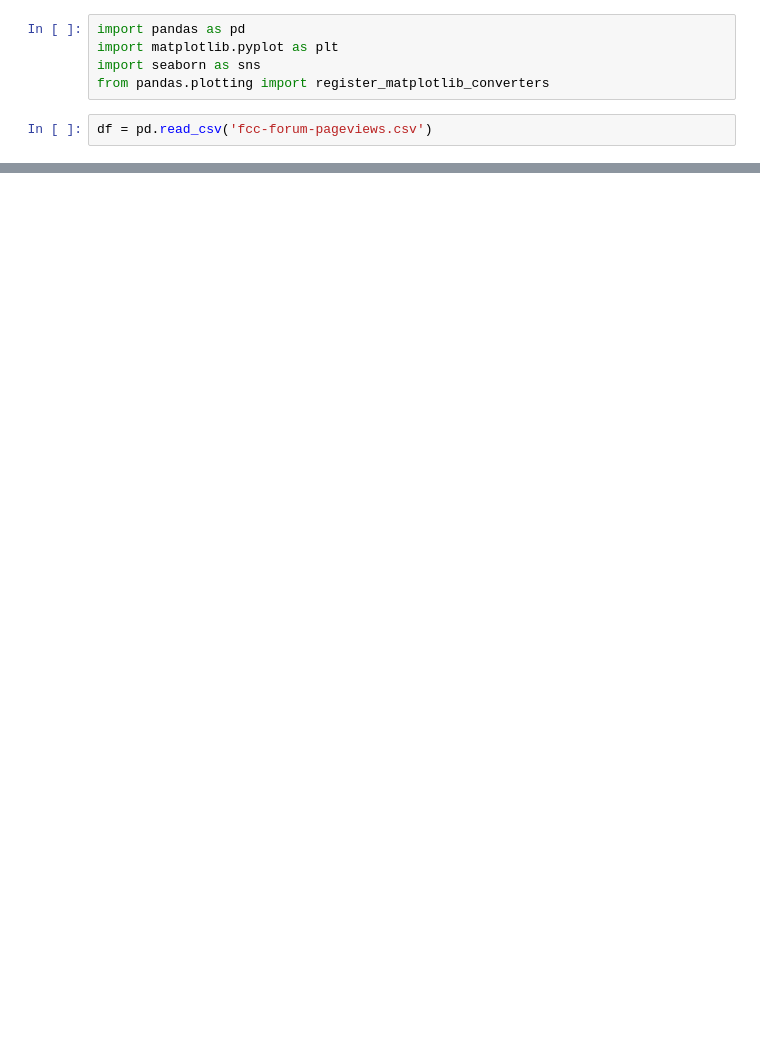
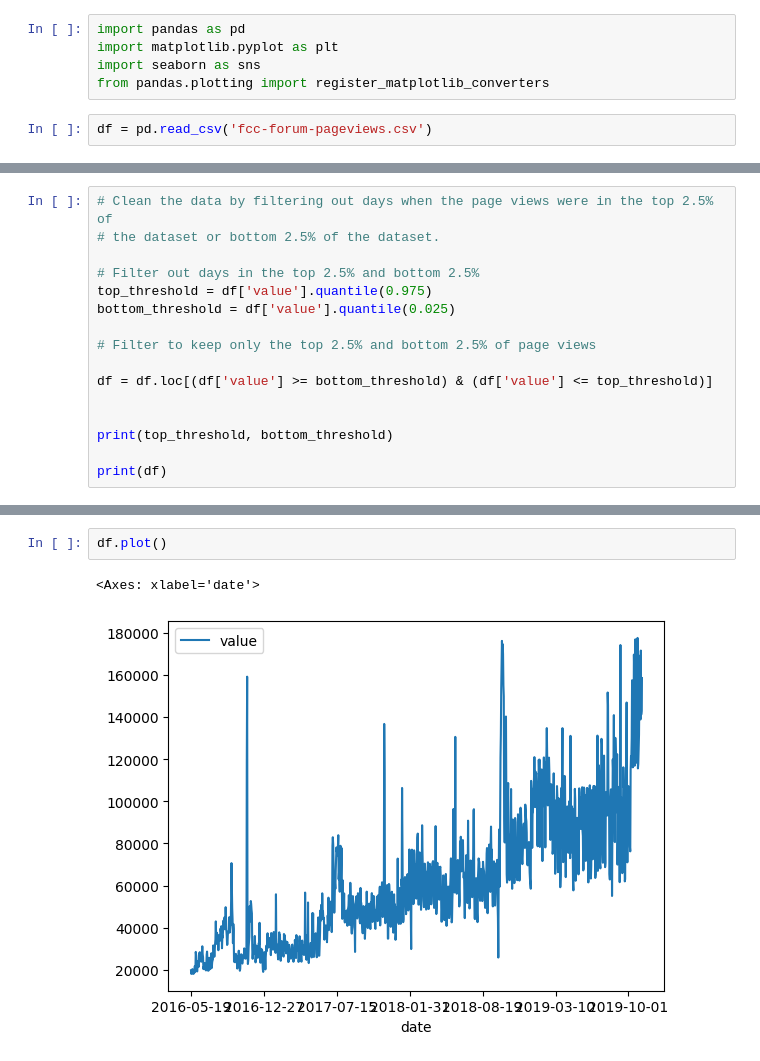
Before and after one commit to RemiJolian/boilerplate-page-view-time-series-visualizer, a Jupyter notebook: test.ipynb, the cells around one changed output, grey strips where cells are left out. Saved outputs shown, nothing was run; the diff lists cells and outputs as text; blank space fills up the shorter version.

```diff
--- a/test.ipynb
+++ b/test.ipynb
@@ -16,0 +41,16 @@ df.head()
+# %%
+# Clean the data by filtering out days when the page views were in the top 2.5% of
+# the dataset or bottom 2.5% of the dataset.
+
+# Filter out days in the top 2.5% and bottom 2.5%
+top_threshold = df['value'].quantile(0.975)
+bottom_threshold = df['value'].quantile(0.025)
+
+# Filter to keep only the top 2.5% and bottom 2.5% of page views
+
+df = df.loc[(df['value'] >= bottom_threshold) & (df['value'] <= top_threshold)]
+
+
+print(top_threshold, bottom_threshold)
+
+print(df)
@@ -16,0 +91,5 @@ df.head()
+# %%
+df.plot()
+# %% [output]
+<Axes: xlabel='date'>
+[figure, added]
```
Also changed, not shown: parts of 7 cells of this notebook, 2 other files.
